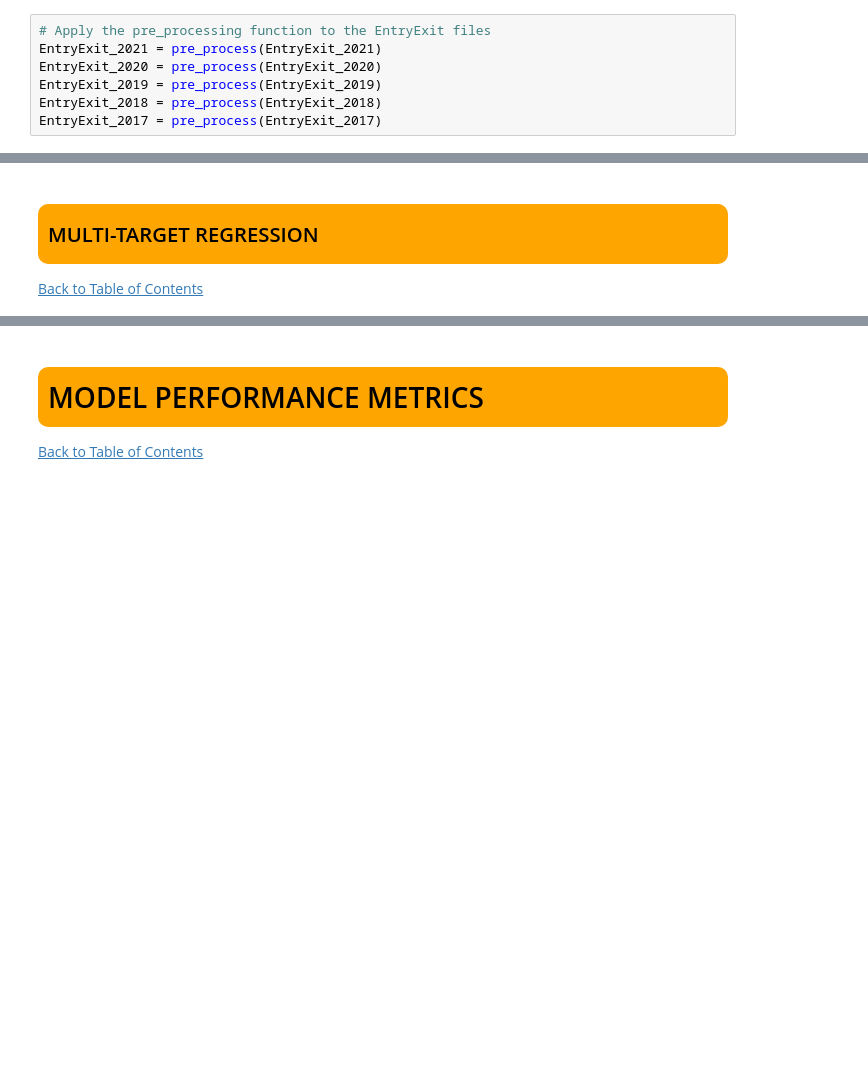
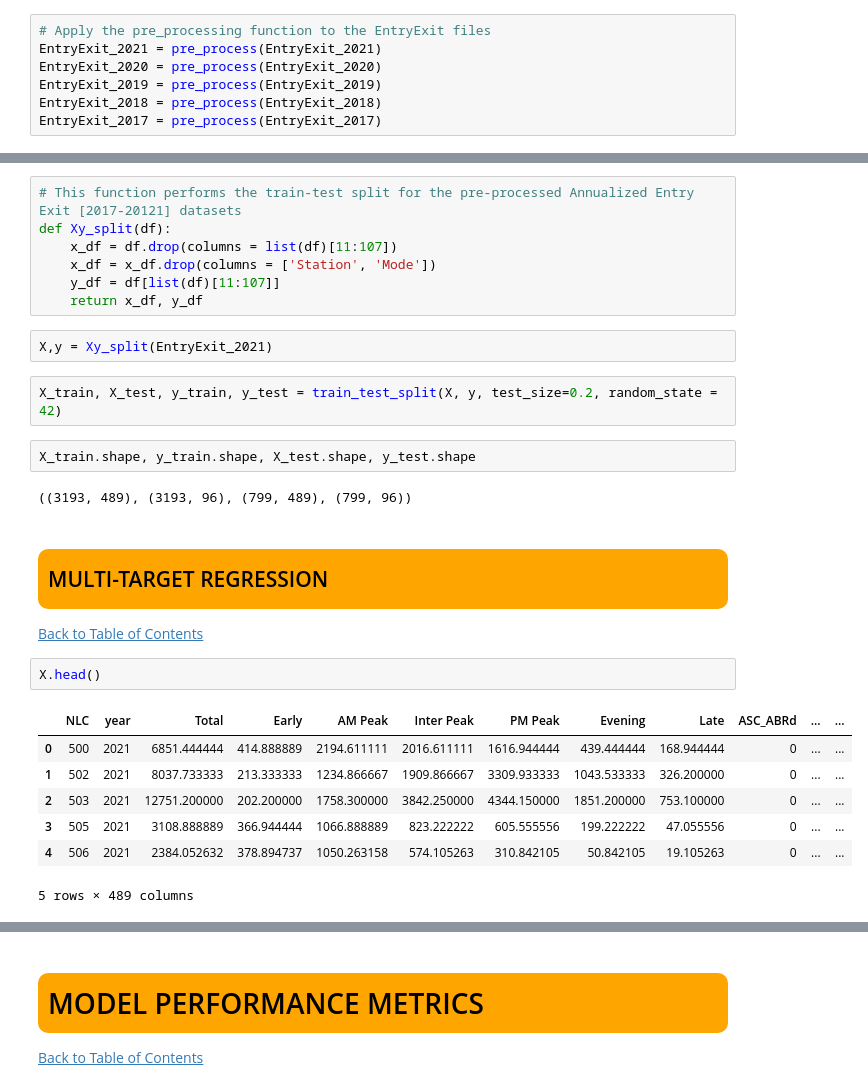
Before and after one commit to chidike10/Towards-a-Tube-Twin-passenger-forecasting-project, a Jupyter notebook: Tube Twin - Passenger Count Forecasting _ General Tube Analysis .ipynb, the cells around one changed output, grey strips where cells are left out. Drawn from its saved outputs; the diff is of its cells as text; blank space fills up the shorter version.

```diff
--- a/Tube Twin - Passenger Count Forecasting _ General Tube Analysis .ipynb
+++ b/Tube Twin - Passenger Count Forecasting _ General Tube Analysis .ipynb
@@ -365,4 +368,29 @@ EntryExit_2017 = pre_process(EntryExit_2017)
+# %%
+# This function performs the train-test split for the pre-processed Annualized Entry Exit [2017-20121] datasets
+def Xy_split(df):
+    x_df = df.drop(columns = list(df)[11:107])
+    x_df = x_df.drop(columns = ['Station', 'Mode'])
+    y_df = df[list(df)[11:107]]
+    return x_df, y_df
+# %%
+X,y = Xy_split(EntryExit_2021)
+# %%
+X_train, X_test, y_train, y_test = train_test_split(X, y, test_size=0.2, random_state = 42)
+# %%
+X_train.shape, y_train.shape, X_test.shape, y_test.shape
+# %% [output]
+((3193, 489), (3193, 96), (799, 489), (799, 96))
 # %% [markdown]
-</h1></left><left><h1 style="font-size:145%; font-family:cursive; background:orange; color:black; border-radius:10px 10px; padding:10px;">MULTI-TARGET REGRESSION
+</h1></left><left><h1 style="font-size:150%; font-family:cursive; background:orange; color:black; border-radius:10px 10px; padding:10px;">MULTI-TARGET REGRESSION
 </h1></left>
 <a href=#cont>Back to Table of Contents</a>
+# %%
+X.head()
+# %% [output]
+|  | NLC | year | Total | Early | AM Peak | Inter Peak | PM Peak | Evening | Late | ASC_ABRd | ... | ... |
+| 0 | 500 | 2021 | 6851.444444 | 414.888889 | 2194.611111 | 2016.611111 | 1616.944444 | 439.444444 | 168.944444 | 0 | ... | ... |
+| 1 | 502 | 2021 | 8037.733333 | 213.333333 | 1234.866667 | 1909.866667 | 3309.933333 | 1043.533333 | 326.200000 | 0 | ... | ... |
+| 2 | 503 | 2021 | 12751.200000 | 202.200000 | 1758.300000 | 3842.250000 | 4344.150000 | 1851.200000 | 753.100000 | 0 | ... | ... |
+| 3 | 505 | 2021 | 3108.888889 | 366.944444 | 1066.888889 | 823.222222 | 605.555556 | 199.222222 | 47.055556 | 0 | ... | ... |
+| 4 | 506 | 2021 | 2384.052632 | 378.894737 | 1050.263158 | 574.105263 | 310.842105 | 50.842105 | 19.105263 | 0 | ... | ... |
+5 rows × 489 columns
```
Also changed, not shown: parts of 25 cells of this notebook.
